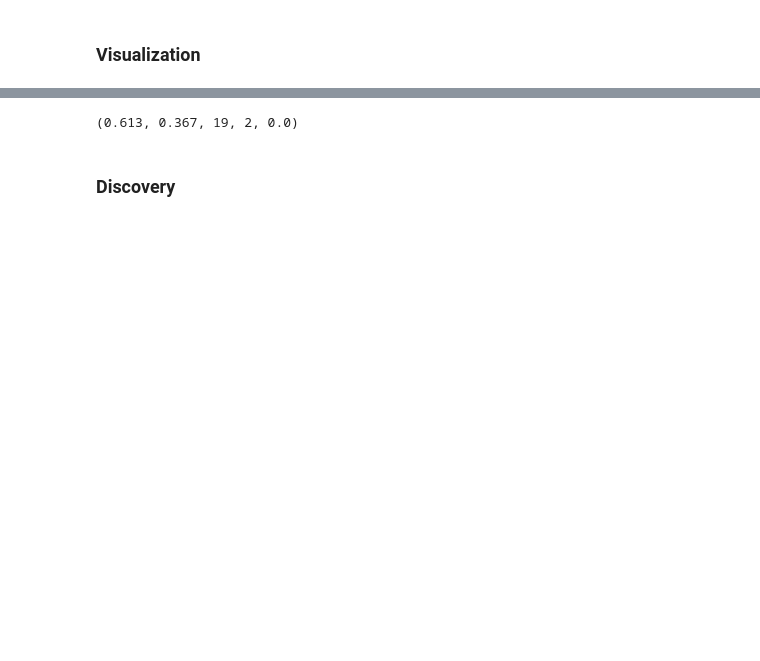
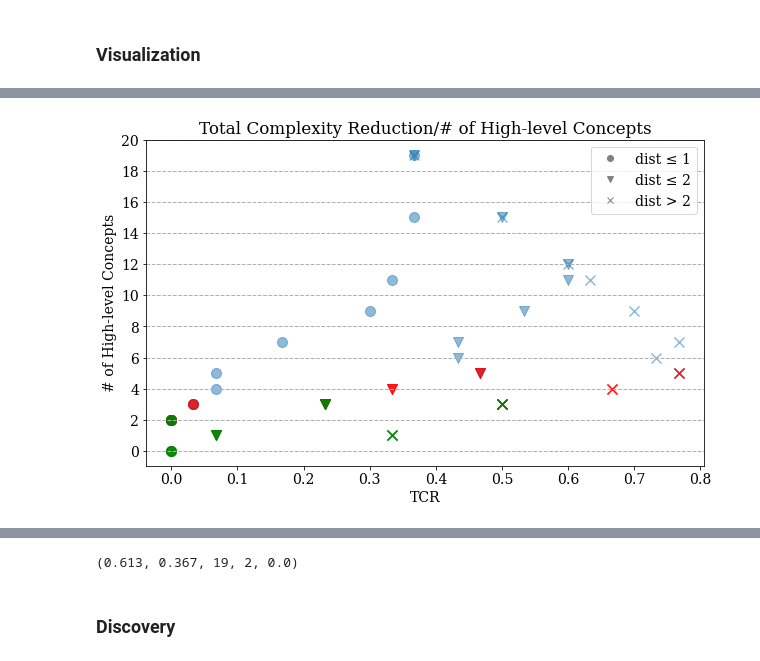
Before and after one commit to bptlab/odea-light, a Jupyter notebook: demo/Constraint Demo.ipynb, the cells around one changed output, grey strips where cells are left out. Saved outputs shown, nothing was run; the diff lists cells and outputs as text; code cells hidden in the pictures; blank space fills up the shorter version.

```diff
--- a/demo/Constraint Demo.ipynb
+++ b/demo/Constraint Demo.ipynb
@@ -351 +266,73 @@ plt.show()
+# %%
+marker = ['o', 'v', 'x']
+colors = ['#1f77b4', 'red', 'green']
+
+points = [
+    (1,1, 1, 1),
+    (2,2, 1, 2),
+    (3,3, 1, 4),
+    (4,4, 2, 4),
+    (5,5, 2, 6),
+    (6,6, 3, 7),
+    (7,7, 3, 8),
+    (8,8, 3, 12)
+]
+
+
+#plt.figure(figsize=(10,6))
+fig, ax = plt.subplots()
+fig.set_size_inches(10, 6)
+
+for res in result:
+    # distance
+    if res[3] <= 1:
+        ma = 0
+        ml = 'dist ≤ 1'
+    elif res[3] <= 2:
+        ma = 1
+        ml = 'dist ≤ 2'
+    else:
+        ma = 2
+        ml = 'dist > 2'
+
+    # support
+    if res[4] <= 8:
+        c = 0
+        cl = 'supp ≤ 8'
+
+    elif res[4] <= 16:
+        c = 1
+        cl = 'supp ≤ 16'
+    else:
+        c = 2
+        cl = 'supp > 16'
+
+
+    l = str(ml) + "; " + str(cl)
+
+    ax.scatter(res[1], res[2], s=100, marker=marker[ma], color=colors[c], label=l, alpha=0.5)
+
+
+plt.title('Total Complexity Reduction/# of High-level Concepts')
+plt.xlabel('TCR')
+plt.ylabel('# of High-level Concepts')
+ax.set_yticks(range(0, 22, 2))
+plt.grid('on', axis='y', linestyle='--', linewidth=1)
+#legend_without_duplicate_labels(ax)
+
+# ============
+triangleArtist = plt.Line2D((0,0),(0,0), color='gray', marker='o',linestyle='')
+dotArtist = plt.Line2D((0,0),(0,0), color='gray', marker='v',linestyle='')
+crossArtist = plt.Line2D((0,0),(0,0), color='gray', marker='x', linestyle='')
+
+#Create legend from custom artist/label lists
+ax.legend([triangleArtist,dotArtist,crossArtist],
+          ['dist ≤ 1','dist ≤ 2','dist > 2'])
+
+# ============
+
+#plt.savefig("scenario_1_tcr_over_ca_dist_and_supp_serif.svg", format="svg", bbox_inches="tight")
+plt.show()
+# %% [output]
+[figure, added]
 # %%
```
Also changed, not shown: parts of 24 cells of this notebook.
